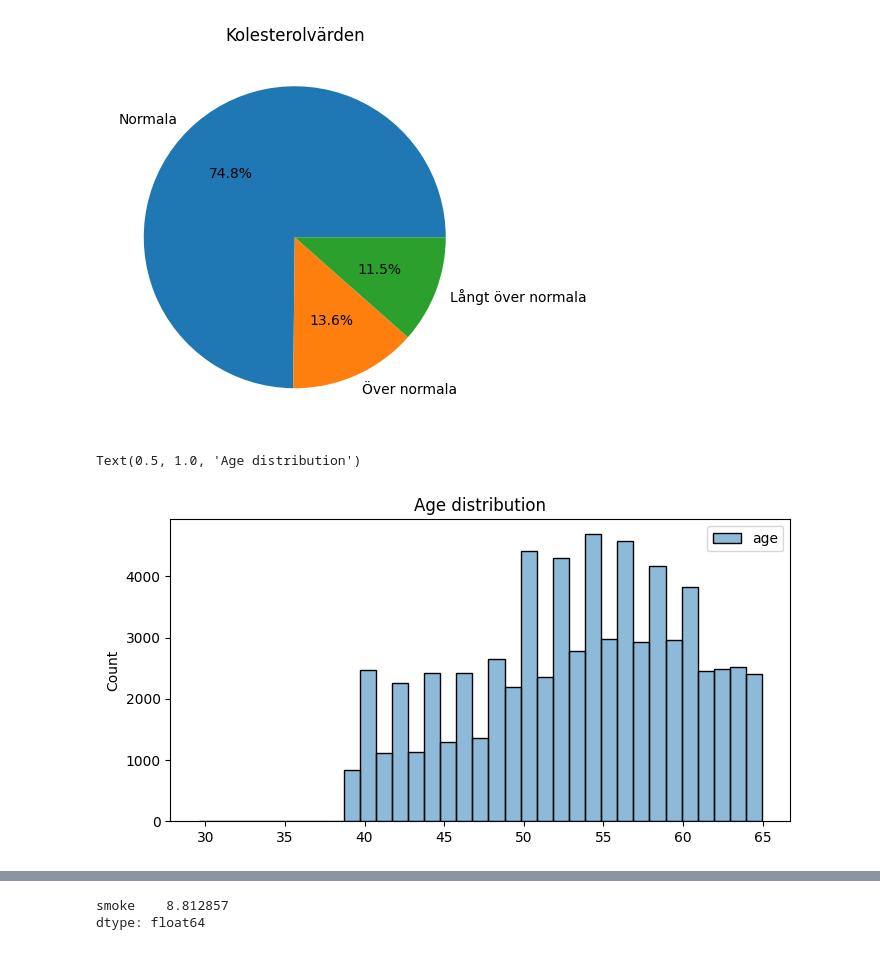
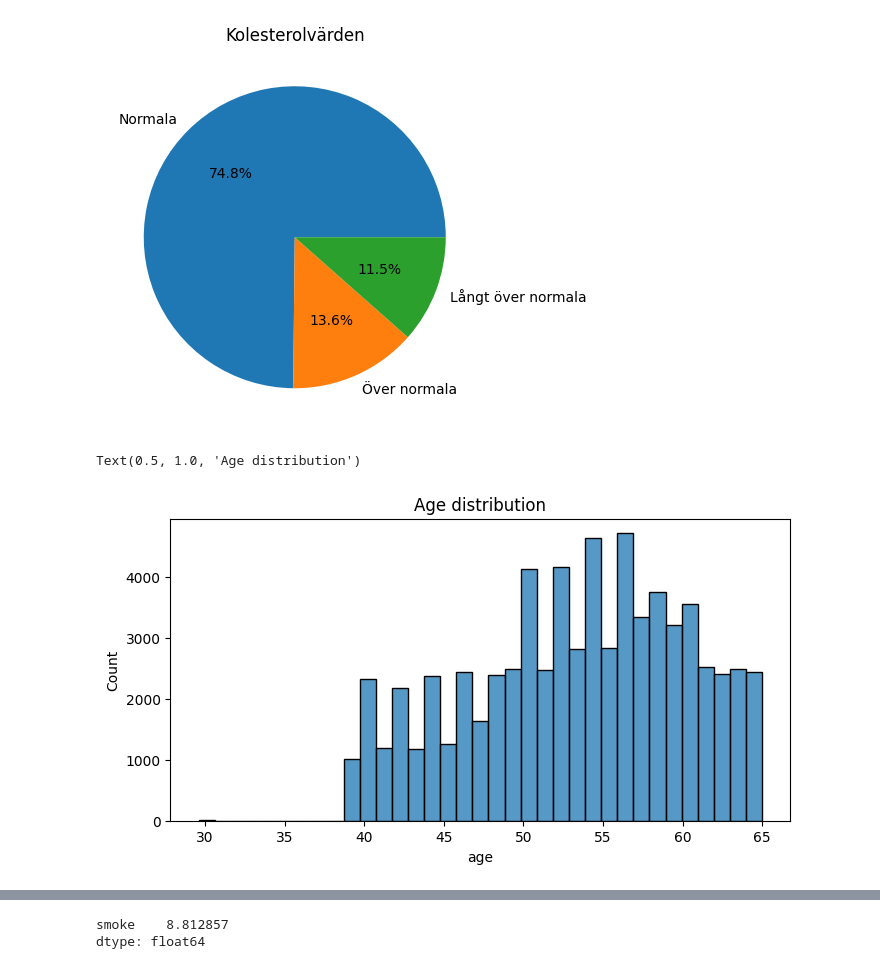
Before and after one commit to cooperhankun/Maskininlarning, a Jupyter notebook: Lab/Lab_2/Lab_2.ipynb, the cells around one changed output, grey strips where cells are left out. Cells and saved outputs as stored; diff of their text form; code cells hidden in the pictures.

```diff
--- a/Lab/Lab_2/Lab_2.ipynb
+++ b/Lab/Lab_2/Lab_2.ipynb
@@ -62,11 +62,10 @@ plt.title("Kolesterolvärden")
 Text(0.5, 1.0, 'Kolesterolvärden')
 [figure]
 # %%
-age = cardio_train[["age"]]/365
-
+cardio_train["age"] = round(cardio_train["age"]/365, 1)
 plt.figure(figsize=(8,4), dpi=100)
-sns.histplot(age, bins=35)
+sns.histplot(cardio_train["age"], bins=35)
 plt.title("Age distribution")
 # %% [output]
 Text(0.5, 1.0, 'Age distribution')
-[figure, old version]
+[figure, new version]
```
Also changed, not shown: parts of 12 cells of this notebook.
